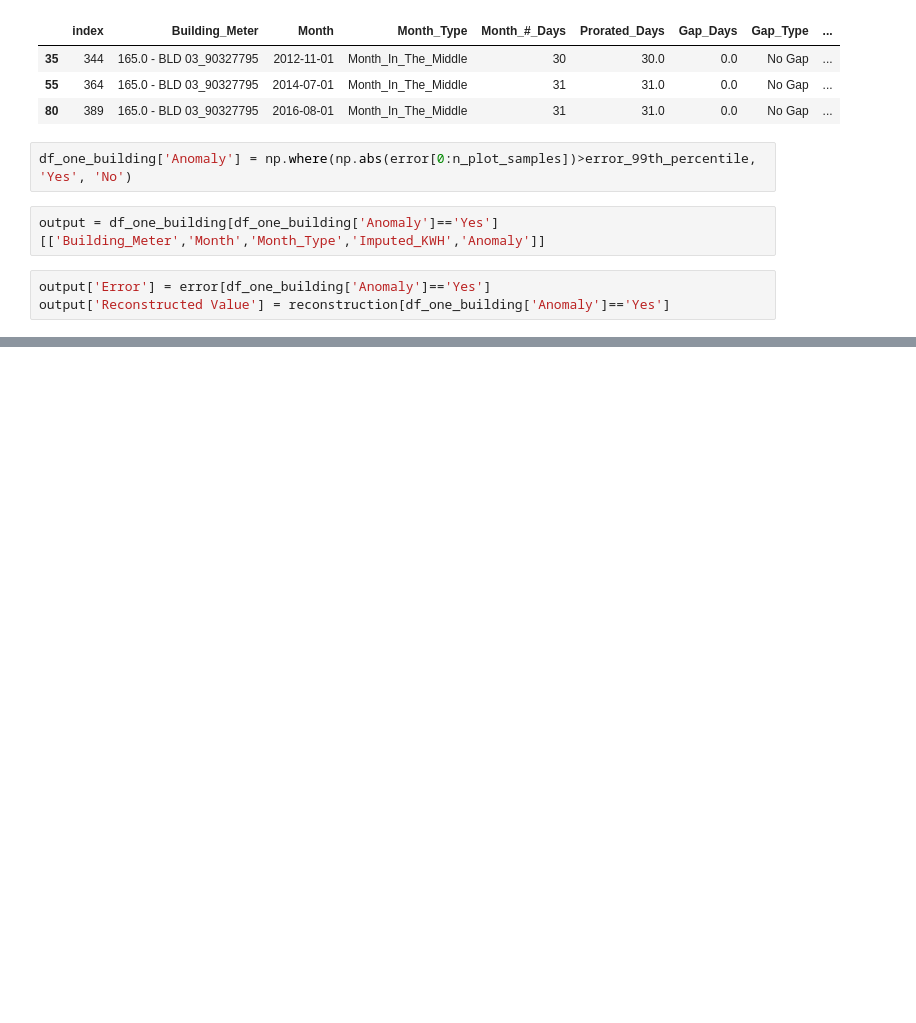
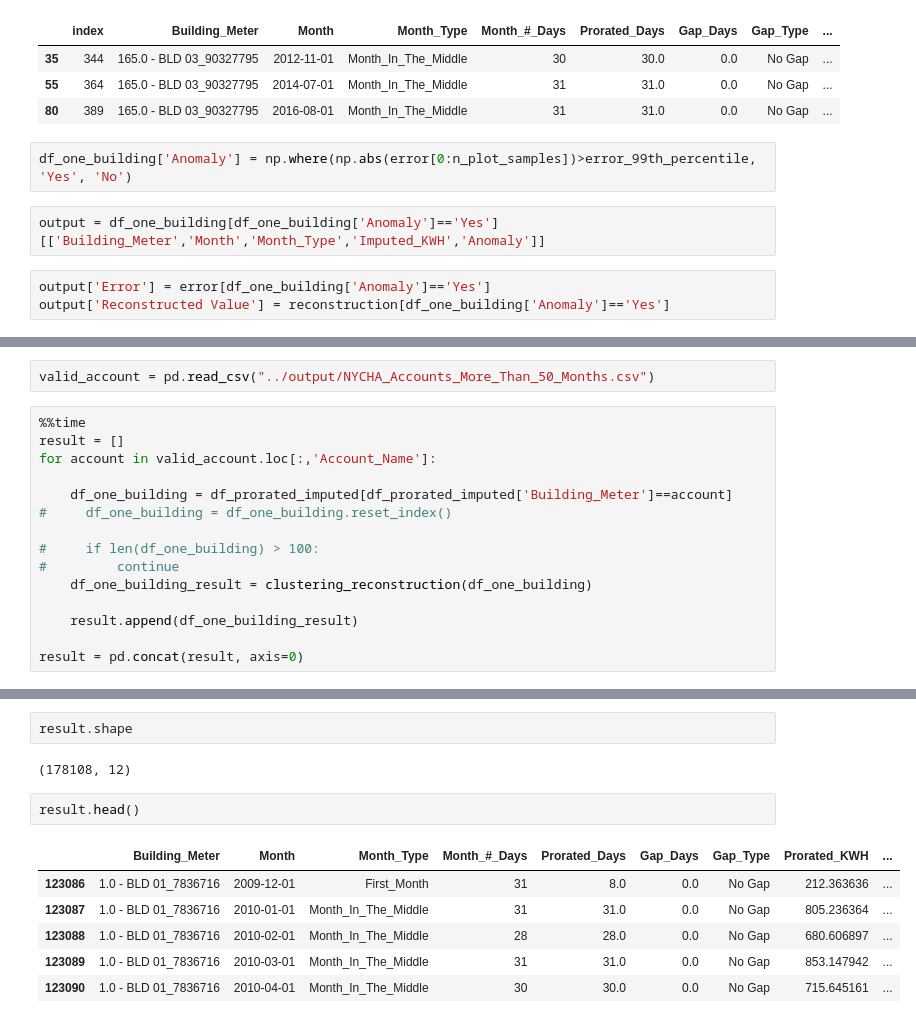
Before and after one commit to jasonfeiwang/Anomaly-Detectors, a Jupyter notebook: src/TS_clustering.ipynb, the cells around one changed output, grey strips where cells are left out. Drawn from its saved outputs; the diff is of its cells as text; blank space fills up the shorter version.

```diff
--- a/src/TS_clustering.ipynb
+++ b/src/TS_clustering.ipynb
@@ -229,0 +282,17 @@ output[['Building_Meter','Month','Imputed_KWH','Reconstructed Value','Error','An
+# %%
+valid_account = pd.read_csv("../output/NYCHA_Accounts_More_Than_50_Months.csv")
+# %%
+%%time
+result = []
+for account in valid_account.loc[:,'Account_Name']:
+
+    df_one_building = df_prorated_imputed[df_prorated_imputed['Building_Meter']==account]
+#     df_one_building = df_one_building.reset_index()
+
+#     if len(df_one_building) > 100:
+#         continue
+    df_one_building_result = clustering_reconstruction(df_one_building)
+
+    result.append(df_one_building_result)
+
+result = pd.concat(result, axis=0)
@@ -229,0 +314,13 @@ output[['Building_Meter','Month','Imputed_KWH','Reconstructed Value','Error','An
+# %%
+result.shape
+# %% [output]
+(178108, 12)
+# %%
+result.head()
+# %% [output]
+|  | Building_Meter | Month | Month_Type | Month_#_Days | Prorated_Days | Gap_Days | Gap_Type | Prorated_KWH | ... |
+| 123086 | 1.0 - BLD 01_7836716 | 2009-12-01 | First_Month | 31 | 8.0 | 0.0 | No Gap | 212.363636 | ... |
+| 123087 | 1.0 - BLD 01_7836716 | 2010-01-01 | Month_In_The_Middle | 31 | 31.0 | 0.0 | No Gap | 805.236364 | ... |
+| 123088 | 1.0 - BLD 01_7836716 | 2010-02-01 | Month_In_The_Middle | 28 | 28.0 | 0.0 | No Gap | 680.606897 | ... |
+| 123089 | 1.0 - BLD 01_7836716 | 2010-03-01 | Month_In_The_Middle | 31 | 31.0 | 0.0 | No Gap | 853.147942 | ... |
+| 123090 | 1.0 - BLD 01_7836716 | 2010-04-01 | Month_In_The_Middle | 30 | 30.0 | 0.0 | No Gap | 715.645161 | ... |
```
Also changed, not shown: parts of 13 cells of this notebook, 1 other file.
